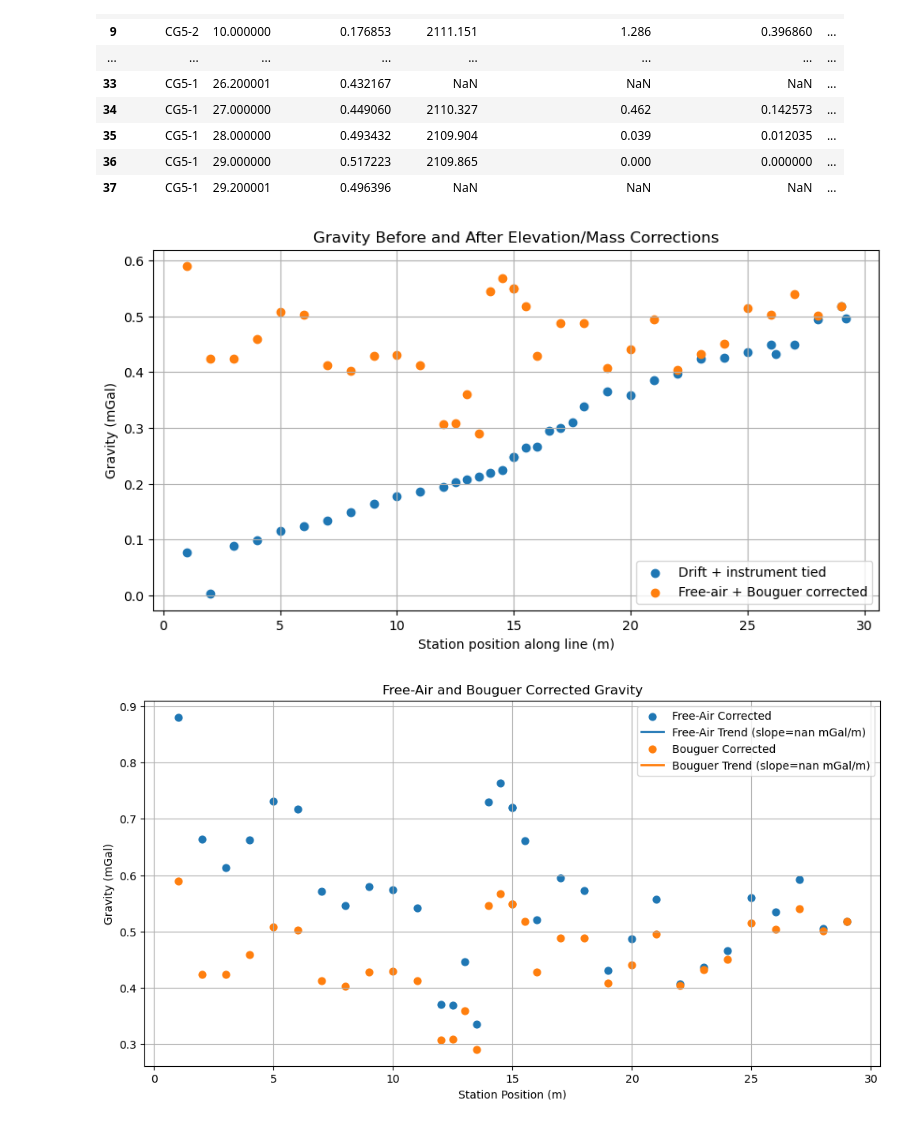
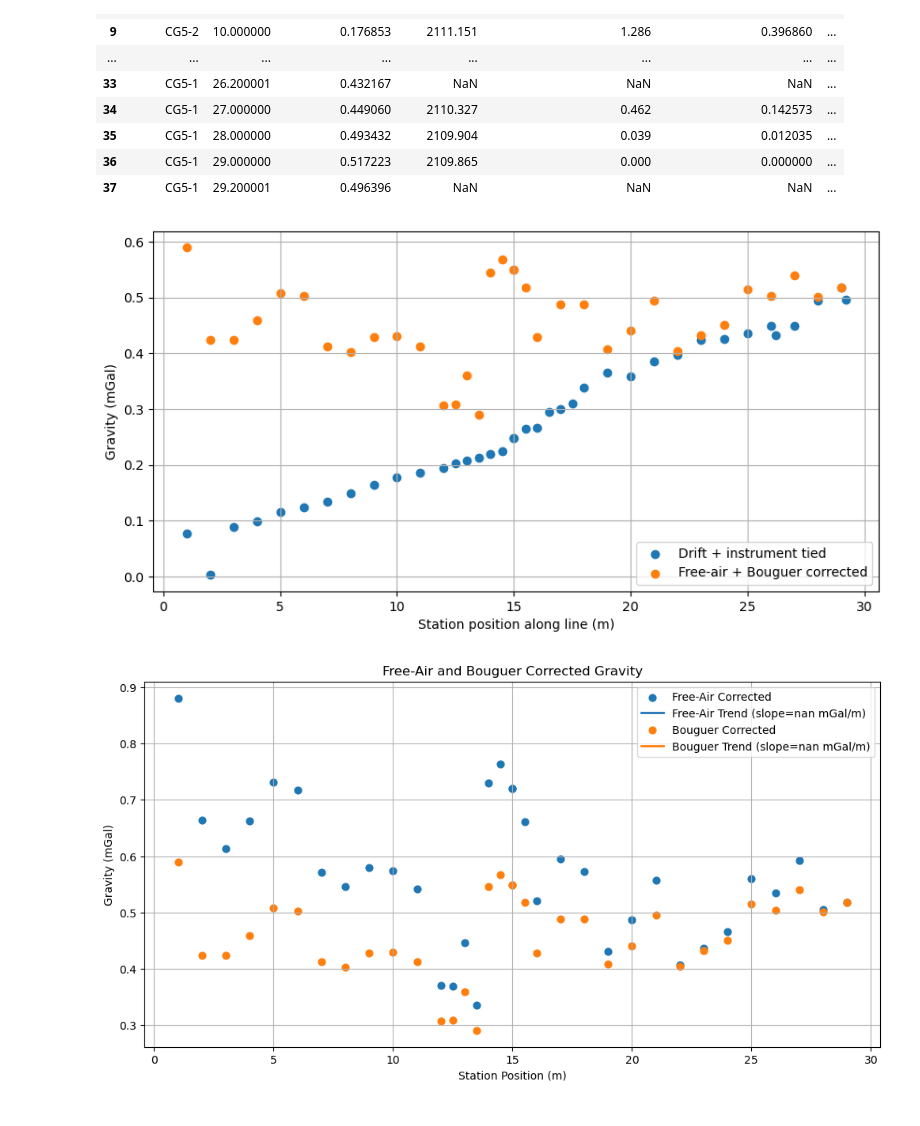
Before and after one commit to tessamurphy16/Geophysical-Characterization-of-the-Historic-Onyx-Mine-in-Steamboat-Springs-CO.-, a Jupyter notebook: notebooks/WORKING ipynb files/01_gravity_onyx.ipynb, the cells around one changed output. Cells and saved outputs as stored; diff of their text form; code cells hidden in the pictures.

```diff
--- a/notebooks/WORKING ipynb files/gravity_onyx.ipynb
+++ b/notebooks/WORKING ipynb files/01_gravity_onyx.ipynb
@@ -214,28 +220,28 @@ Warning: missing GPS elevation for these stations:
 # %%
 import matplotlib.pyplot as plt
 
 plt.figure(figsize=(10, 5))
 
 plt.scatter(
     bouguer_corrected["station"],
     bouguer_corrected["gravity_tied_mgal"],
     label="Drift + instrument tied"
 )
 
 plt.scatter(
     bouguer_corrected["station"],
     bouguer_corrected["bouguer_gravity_mgal"],
     label="Free-air + Bouguer corrected"
 )
 
 plt.xlabel("Station position along line (m)")
 plt.ylabel("Gravity (mGal)")
-plt.title("Gravity Before and After Elevation/Mass Corrections")
+#plt.title("Gravity Before and After Elevation/Mass Corrections")
 plt.grid(True)
 plt.legend()
 plt.show()
 # %% [output]
-[figure, old version]
+[figure, new version]
 # %%
 import numpy as np
 import matplotlib.pyplot as plt
```
Also changed, not shown: parts of 1 cell of this notebook, 4 other files.
